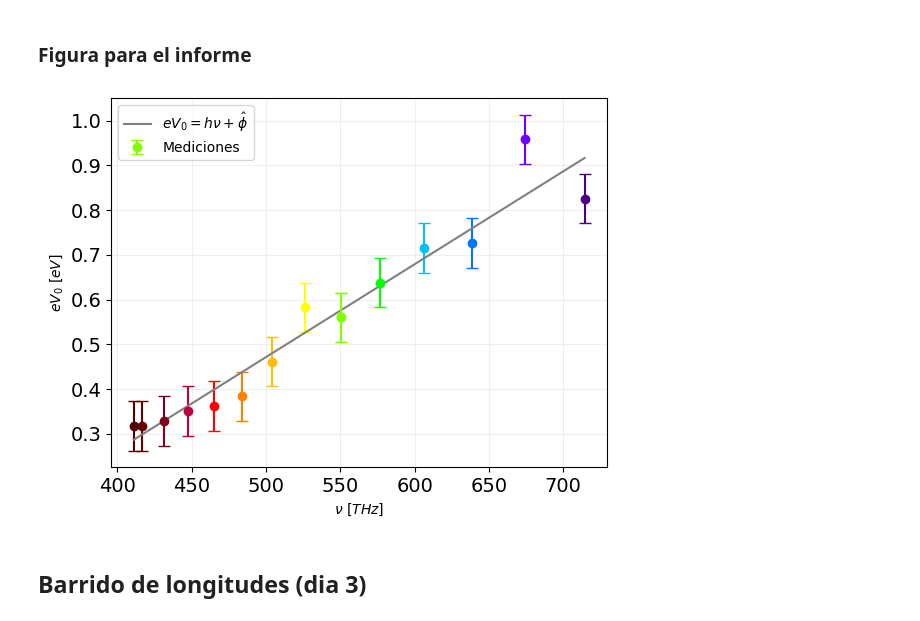
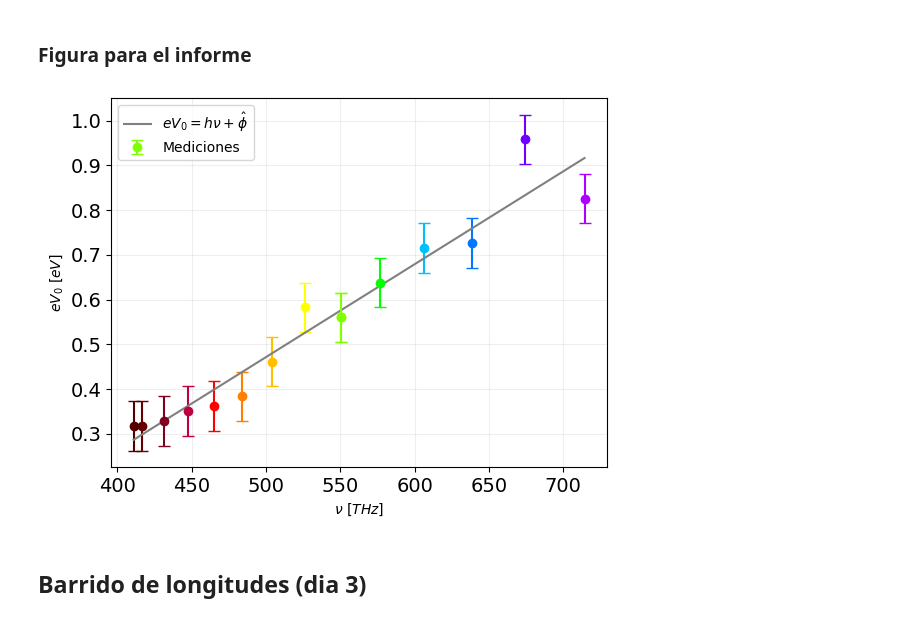
Before and after one commit to BernardoPironio/Efecto-fotoelectrico, a Jupyter notebook: analisis.ipynb, the cells around one changed output. Drawn from its saved outputs; the diff is of its cells as text; code cells hidden in the pictures.

Commit message:
Corrección de un bug cuando selecciona los colores

```diff
--- a/analisis.ipynb
+++ b/analisis.ipynb
@@ -300,8 +300,22 @@ Método rectas : 8.404985524648144e-35 +- 1.722546716978497e-35
 ### Figura para el informe
 # %%
 #-----Lista de colores------
-# Se asume que se cargó la celda
-# del anterior gráfico
+colores = [
+    '#ae00ff',  # 420 nm, violeta
+    '#6f00ff',  # 445 nm, azul violeta
+    '#0077ff',  # 470 nm, azul
+    '#00bfff',  # 495 nm, azul verdoso
+    '#00ff00',  # 520 nm, verde
+    '#7fff00',  # 545 nm, verde amarillento
+    '#ffff00',  # 570 nm, amarillo
+    '#ffbf00',  # 595 nm, amarillo-naranja
+    '#ff7f00',  # 620 nm, naranja
+    '#ff0000',  # 645 nm, rojo
+    '#bf003f',  # 670 nm, rojo profundo
+    '#800020',  # 695 nm, rojo oscuro
+    '#660000',  # 720 nm, rojo muy oscuro
+    '#550000',  # 730 nm, casi infrarrojo
+]
 
 #-----Figura-------
 fig, axs = plt.subplots()
@@ -312,34 +326,34 @@ fig, axs = plt.subplots()
 for n in range(len(nu)):
     axs.errorbar(nu[n] * 1e-12, elect*V0[n] * 6.242e+18, color = colores[n],
              fmt = 'o', capsize = 4, yerr = -elect*err_V0[n]*6.242e+18) #--> Pase de Joules a ev y Hz a THz
 
 axs.plot(nu * 1e-12, f(nu, *popt) * 6.242e+18, '-', color = 'gray', label = r'$eV_0 = h\nu + \hat{\phi}$')
 
 axs.errorbar(nu[5] * 1e-12, elect*V0[5] * 6.242e+18, color = colores[5],
              fmt = 'o', capsize = 4, yerr = -elect*err_V0[5]*6.242e+18,
              alpha = 1, label = 'Mediciones')
 
 axs.set(ylabel = r'$eV_0$ $[eV]$', xlabel = r'$\nu$ $[THz]$')
 axs.grid(alpha = 0.2), axs.legend(loc = 'upper left')
 
 """
 #--------------
 # Caja con info
 #--------------
 bbox = {
     'boxstyle': 'round4',
     'facecolor': "#D3BE06",
     'edgecolor': 'black',
     'linewidth': 2
 }
 texto = r'$\chi^2$ = ' + f'{np.round(Chi2)}\n' + r'$p_{value}$ = ' + f'{np.round(p_valor, 2)}\n' + r'$h = (kk \pm kk)$'
 axs.annotate(texto, xy = (420, 0.8), bbox = bbox)
 """
 
 plt.savefig(dir_drive + 'Figuras_informe/ajuste_h.pdf', bbox_inches = 'tight')
 plt.show()
 # %% [output]
-[figure, old version]
+[figure, new version]
 # %% [markdown]
 ## Barrido de longitudes (dia 3)
 # %% [markdown]
```
Also changed, not shown: parts of 4 cells of this notebook.
